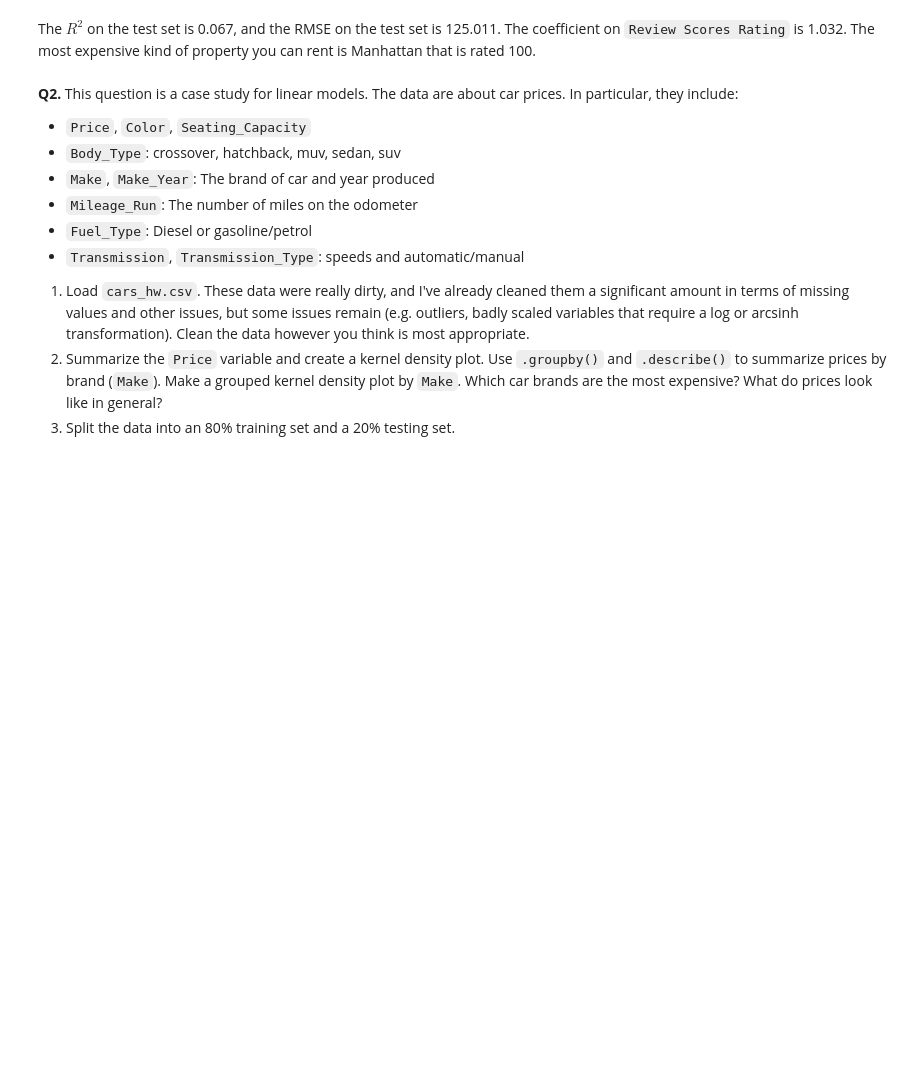
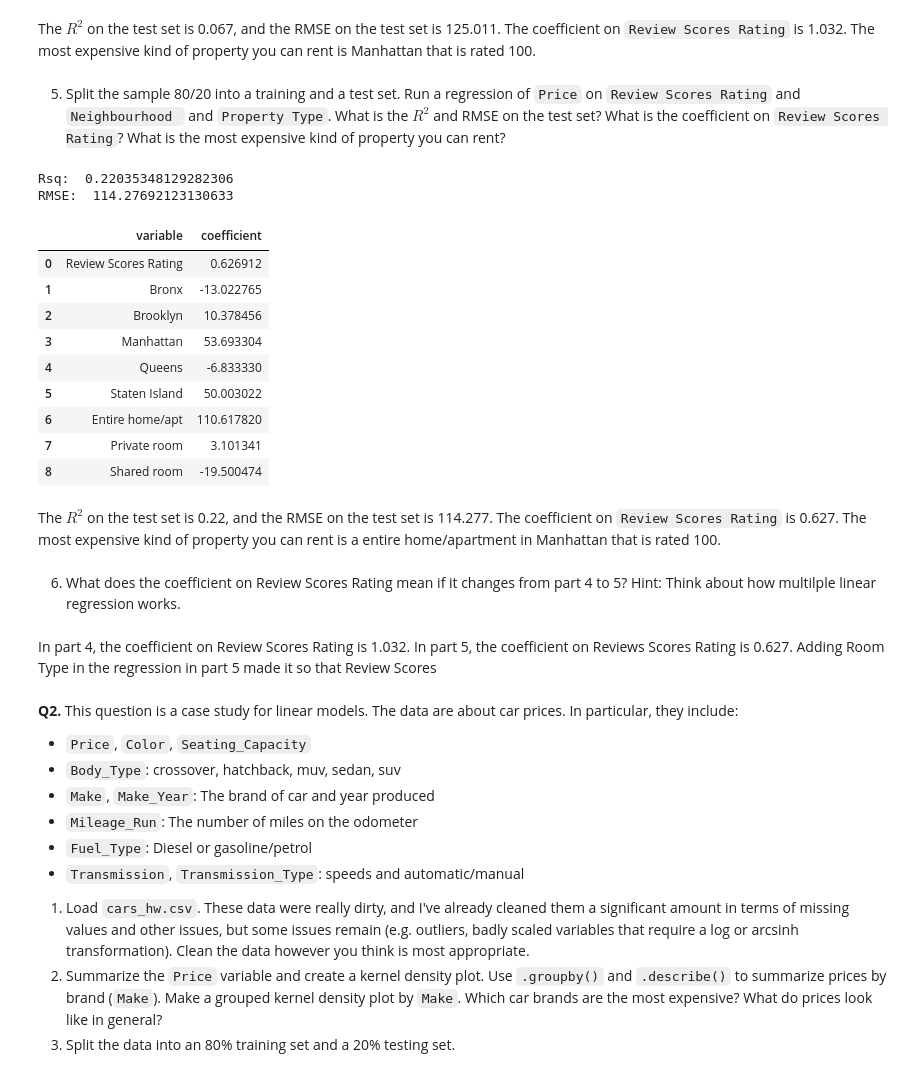
Before and after one commit to ashleyr05/linearRegression, a Jupyter notebook: assignment.ipynb, the cells around one changed output. Saved outputs shown, nothing was run; the diff lists cells and outputs as text; code cells hidden in the pictures; blank space fills up the shorter version.

```diff
--- a/assignment.ipynb
+++ b/assignment.ipynb
@@ -148,6 +144,49 @@ RMSE:  125.01092061382933
 | 5 | Staten Island | 61.576393 |
 # %% [markdown]
 The $R^2$ on the test set is 0.067, and the RMSE on the test set is 125.011. The coefficient on `Review Scores Rating` is 1.032. The most expensive kind of property you can rent is Manhattan that is rated 100.
+# %% [markdown]
+5. Split the sample 80/20 into a training and a test set. Run a regression of `Price` on `Review Scores Rating` and `Neighbourhood ` and `Property Type`. What is the $R^2$ and RMSE on the test set? What is the coefficient on `Review Scores Rating`? What is the most expensive kind of property you can rent?
+# %%
+# running a regression of Price on Review Scores Rating and Neighbourhood and Room Type because names in Property Type went missing during the regression & it wasn't working
+
+y = df['Price'] # Create target variable vector
+X = df.loc[:,['Review Scores Rating', 'Neighbourhood ', 'Room Type']] # Create feature matrix
+
+# Split the sample:
+X_train, X_test, y_train, y_test = train_test_split(X,y, test_size=.2, random_state=100) # Split the sample 80 train/ 20 test
+# %%
+# regression
+Z_train = pd.concat([X_train['Review Scores Rating'], pd.get_dummies(X_train['Neighbourhood '], dtype='int'), pd.get_dummies(X_train['Room Type'], dtype='int')], axis = 1)
+Z_test = pd.concat([X_test['Review Scores Rating'], pd.get_dummies(X_test['Neighbourhood '], dtype='int'), pd.get_dummies(X_test['Room Type'], dtype='int')], axis = 1)
+
+regress = linear_model.LinearRegression(fit_intercept=False).fit(Z_train,y_train) # Run regression
+# %%
+y_hat = regress.predict(Z_test)
+print('Rsq: ', regress.score(Z_test,y_test)) # R2
+rmse = np.sqrt( np.mean( (y_test - y_hat)**2 ))
+print('RMSE: ', rmse) # RMSE
+
+coeff = pd.DataFrame({'variable':regress.feature_names_in_, 'coefficient': regress.coef_}) # Regression coefficients
+coeff
+# %% [output]
+Rsq:  0.22035348129282306
+RMSE:  114.27692123130633
+|  | variable | coefficient |
+| 0 | Review Scores Rating | 0.626912 |
+| 1 | Bronx | -13.022765 |
+| 2 | Brooklyn | 10.378456 |
+| 3 | Manhattan | 53.693304 |
+| 4 | Queens | -6.833330 |
+| 5 | Staten Island | 50.003022 |
+| 6 | Entire home/apt | 110.617820 |
+| 7 | Private room | 3.101341 |
+| 8 | Shared room | -19.500474 |
+# %% [markdown]
+The $R^2$ on the test set is 0.22, and the RMSE on the test set is 114.277. The coefficient on `Review Scores Rating` is 0.627. The most expensive kind of property you can rent is a entire home/apartment in Manhattan that is rated 100.
+# %% [markdown]
+6. What does the coefficient on Review Scores Rating mean if it changes from part 4 to 5? Hint: Think about how multilple linear regression works.
+# %% [markdown]
+In part 4, the coefficient on Review Scores Rating is 1.032. In part 5, the coefficient on Reviews Scores Rating is 0.627. Adding Room Type in the regression in part 5 made it so that Review Scores
 # %% [markdown]
 **Q2.** This question is a case study for linear models. The data are about car prices. In particular, they include:
 
```
Also changed, not shown: parts of 2 cells of this notebook.
